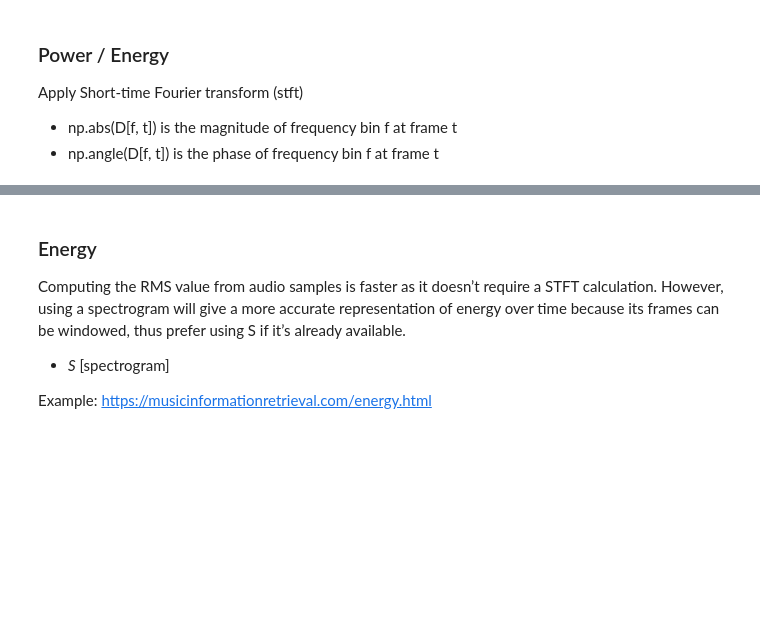
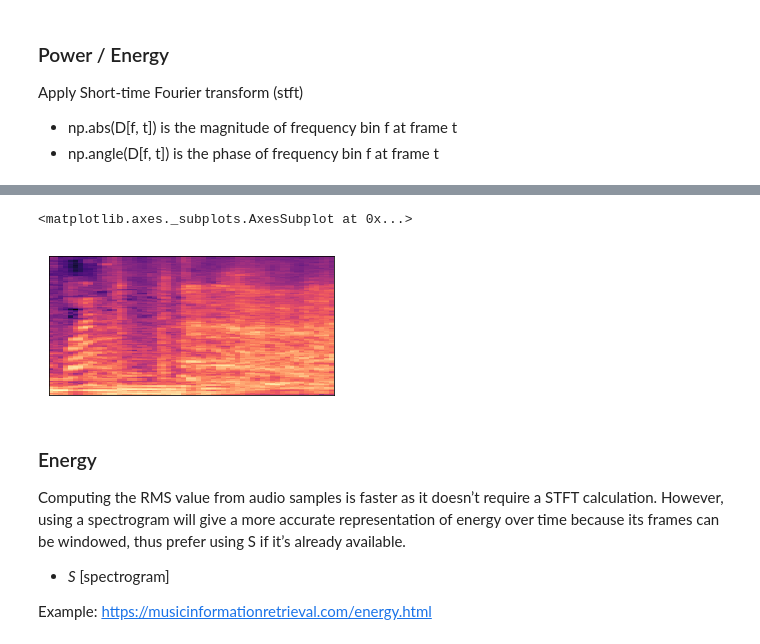
Before and after one commit to zeetaros/ml_nanodegree, a Jupyter notebook: capstone/dev_audio_models.ipynb, the cells around one changed output, grey strips where cells are left out. Saved outputs shown, nothing was run; the diff lists cells and outputs as text; code cells hidden in the pictures; blank space fills up the shorter version.

```diff
--- a/capstone/dev_audio_models.ipynb
+++ b/capstone/dev_audio_models.ipynb
@@ -167,3 +164,11 @@ plt.tight_layout()
+# %%
+S_norm = librosa.util.normalize(S, norm=1, fill=True)
+# %%
+plt.figure(figsize=(5.12,2.56))
+librosa.display.specshow(librosa.power_to_db(S_norm, ref=np.max), fmax=12000,)
+# %% [output]
+<matplotlib.axes._subplots.AxesSubplot at 0x...>
+[figure, added]
 # %% [markdown]
 ### Energy
 Computing the RMS value from audio samples is faster as it doesn’t require a STFT calculation. However, using a spectrogram will give a more accurate representation of energy over time because its frames can be windowed, thus prefer using S if it’s already available.
```
Also changed, not shown: parts of 69 cells of this notebook.
